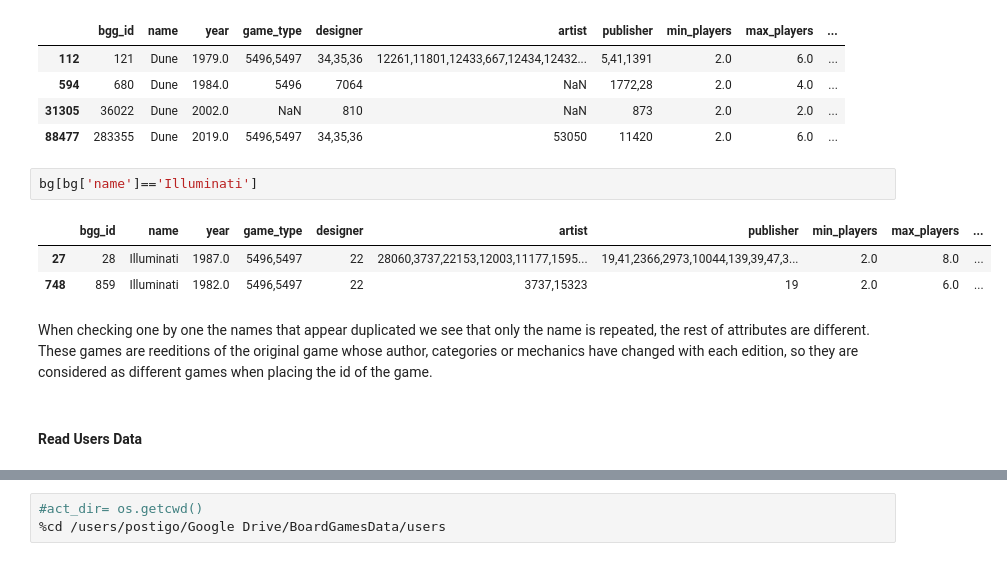
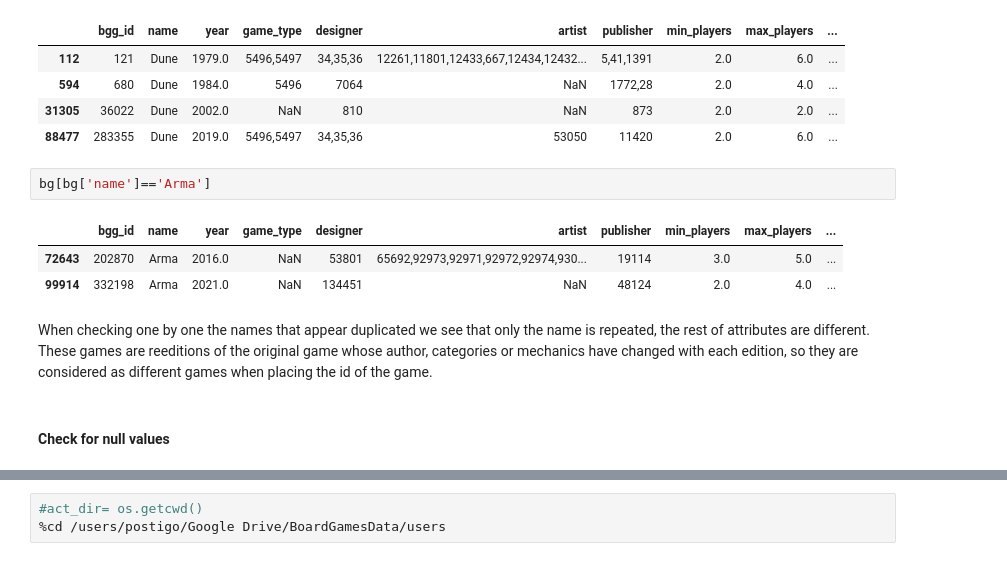
Before and after one commit to LourdesRodriguez/recommender_system, a Jupyter notebook: 2_Data_Understanding.ipynb, the cells around one changed output, grey strips where cells are left out. Saved outputs shown, nothing was run; the diff lists cells and outputs as text.

```diff
--- a/2_Data_Understanding.ipynb
+++ b/2_Data_Understanding.ipynb
@@ -179,12 +179,12 @@ bg[bg['name']=='Dune']
 | 31305 | 36022 | Dune | 2002.0 | NaN | 810 | NaN | 873 | 2.0 | 2.0 | ... |
 | 88477 | 283355 | Dune | 2019.0 | 5496,5497 | 34,35,36 | 53050 | 11420 | 2.0 | 6.0 | ... |
 # %%
-bg[bg['name']=='Illuminati']
+bg[bg['name']=='Arma']
 # %% [output]
 |  | bgg_id | name | year | game_type | designer | artist | publisher | min_players | max_players | ... |
-| 27 | 28 | Illuminati | 1987.0 | 5496,5497 | 22 | 28060,3737,22153,12003,11177,1595... | 19,41,2366,2973,10044,139,39,47,3... | 2.0 | 8.0 | ... |
-| 748 | 859 | Illuminati | 1982.0 | 5496,5497 | 22 | 3737,15323 | 19 | 2.0 | 6.0 | ... |
+| 72643 | 202870 | Arma | 2016.0 | NaN | 53801 | 65692,92973,92971,92972,92974,930... | 19114 | 3.0 | 5.0 | ... |
+| 99914 | 332198 | Arma | 2021.0 | NaN | 134451 | NaN | 48124 | 2.0 | 4.0 | ... |
 # %% [markdown]
 When checking one by one the names that appear duplicated we see that only the name is repeated, the rest of attributes are different. These games are reeditions of the original game whose author, categories or mechanics have changed with each edition, so they are considered as different games when placing the id of the game.
-# %% [markdown]
-#### Read Users Data
+# %% [markdown]
+#### Check for null values
```
Also changed, not shown: parts of 24 cells of this notebook.
